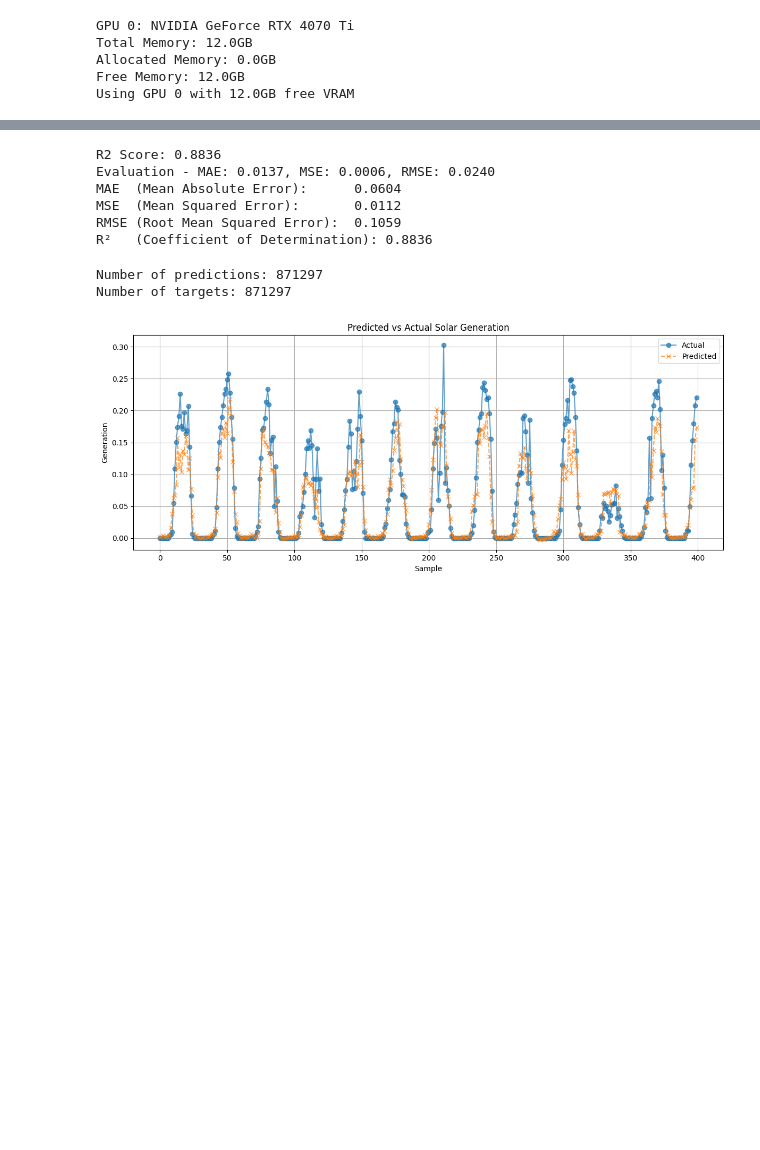
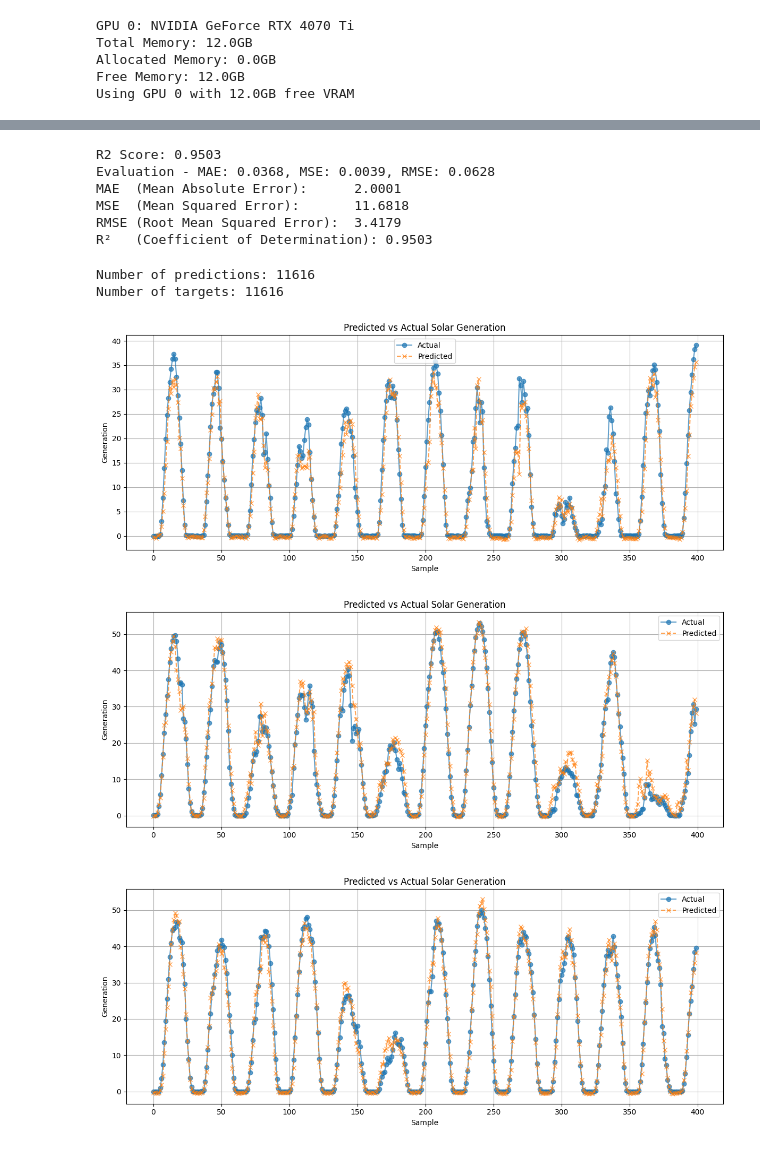
Before and after one commit to JPRSL/Y4_FYP, a Jupyter notebook: lstm_local.ipynb, the cells around one changed output, grey strips where cells are left out. Saved outputs shown, nothing was run; the diff lists cells and outputs as text; code cells hidden in the pictures; blank space fills up the shorter version.

```diff
--- a/lstm_local.ipynb
+++ b/lstm_local.ipynb
@@ -177,7 +169,7 @@ df_test.head()
 class SolarPV(Dataset):
     # Initialise dataset
     def __init__(self, df, seq_length):
-        self.features = df.drop(columns=['Customer', 'datetime', 'GG']).values.astype('float32')
+        self.features = df.drop(columns=['datetime', 'GG']).values.astype('float32')
         self.targets = df['GG'].values.astype('float32')
         self.seq_length = seq_length
 
@@ -263,13 +255,16 @@ def evaluate(model, dataloader, device):
     print(f"Evaluation - MAE: {mae:.4f}, MSE: {mse:.4f}, RMSE: {rmse:.4f}")
     return preds, targets
 # %%
+# Tried sequence length of 32, 64, 96, 128
+# Tried batch size of 16, 32, 64
+
 # Create DataLoader for training data
-train_dataset = SolarPV(df_train, seq_length=31)
-train_dataloader = DataLoader(train_dataset, batch_size=32, shuffle=True)
+train_dataset = SolarPV(df_train, seq_length=64)
+train_dataloader = DataLoader(train_dataset, batch_size=16, shuffle=True)
 
 # Create DataLoader for test data
-test_dataset = SolarPV(df_test, seq_length=31)
-test_dataloader = DataLoader(test_dataset, batch_size=32, shuffle=False)
+test_dataset = SolarPV(df_test, seq_length=64)
+test_dataloader = DataLoader(test_dataset, batch_size=16, shuffle=False)
 
 # Check dataset length
 print(f"Total samples available: {len(train_dataset)}")
@@ -329,5 +324,5 @@ R²   (Coefficient of Determination): -0.0118
 #Initialise model
 model = LSTMModel(input_size=train_dataset.features.shape[1], hidden_size=64, num_layers=2, output_size=1).to(device)
 # Train the model
-train(model, train_dataloader, epochs=10, lr=0.001, device=device)
+train(model, train_dataloader, epochs=20, lr=0.001, device=device)
 # %% [output]
@@ -343,0 +349,5 @@ Epoch [10/10], Loss: 0.0005
+# %%
+#Initialise model
+model = LSTMModel(input_size=train_dataset.features.shape[1], hidden_size=128, num_layers=2, output_size=1).to(device)
+# Train the model
+train(model, train_dataloader, epochs=30, lr=0.001, device=device)
@@ -365,32 +393,57 @@ print(f"RMSE (Root Mean Squared Error):  {rmse:.4f}")
 #print(f"MAPE (Mean Absolute % Error):    {mape:.2f}%")
 print(f"R²   (Coefficient of Determination): {r2:.4f}")
 # %% [output]
-R2 Score: 0.8836
-Evaluation - MAE: 0.0137, MSE: 0.0006, RMSE: 0.0240
-MAE  (Mean Absolute Error):      0.0604
-MSE  (Mean Squared Error):       0.0112
-RMSE (Root Mean Squared Error):  0.1059
-R²   (Coefficient of Determination): 0.8836
+R2 Score: 0.9503
+Evaluation - MAE: 0.0368, MSE: 0.0039, RMSE: 0.0628
+MAE  (Mean Absolute Error):      2.0001
+MSE  (Mean Squared Error):       11.6818
+RMSE (Root Mean Squared Error):  3.4179
+R²   (Coefficient of Determination): 0.9503
 # %%
 # Print length of predictions and targets
-print(f"Number of predictions: {len(preds)}")
-print(f"Number of targets: {len(targets)}")
+print(f"Number of predictions: {len(preds_unscaled)}")
+print(f"Number of targets: {len(targets_unscaled)}")
 # %% [output]
-Number of predictions: 871297
-Number of targets: 871297
+Number of predictions: 11616
+Number of targets: 11616
 # %%
 # Plot first 100 samples
 plt.figure(figsize=(12, 5))
-plt.plot(targets[:400], label='Actual', linestyle='-', marker='o', alpha=0.7)
-plt.plot(preds[:400], label='Predicted', linestyle='--', marker='x', alpha=0.7)
+plt.plot(targets_unscaled[:400], label='Actual', linestyle='-', marker='o', alpha=0.7)
+plt.plot(preds_unscaled[:400], label='Predicted', linestyle='--', marker='x', alpha=0.7)
 plt.title("Predicted vs Actual Solar Generation")
 plt.xlabel("Sample")
 plt.ylabel("Generation")
 plt.legend()
 plt.grid(True)
 plt.tight_layout()
 plt.show()
+
+plt.figure(figsize=(12, 5))
+plt.plot(targets_unscaled[4000:4400], label='Actual', linestyle='-', marker='o', alpha=0.7)
+plt.plot(preds_unscaled[4000:4400], label='Predicted', linestyle='--', marker='x', alpha=0.7)
+plt.title("Predicted vs Actual Solar Generation")
+plt.xlabel("Sample")
+plt.ylabel("Generation")
+plt.legend()
+plt.grid(True)
+plt.tight_layout()
+plt.show()
+
+# Plot first 100 samples
+plt.figure(figsize=(12, 5))
+plt.plot(targets_unscaled[8000:8400], label='Actual', linestyle='-', marker='o', alpha=0.7)
+plt.plot(preds_unscaled[8000:8400], label='Predicted', linestyle='--', marker='x', alpha=0.7)
+plt.title("Predicted vs Actual Solar Generation")
+plt.xlabel("Sample")
+plt.ylabel("Generation")
+plt.legend()
+plt.grid(True)
+plt.tight_layout()
+plt.show()
 # %% [output]
-[figure, old version]
+[figure, new version]
+[figure, added]
+[figure, added]
 # %%
 plt.figure(figsize=(6, 6))
```
Also changed, not shown: parts of 15 cells of this notebook, 1 other file.
